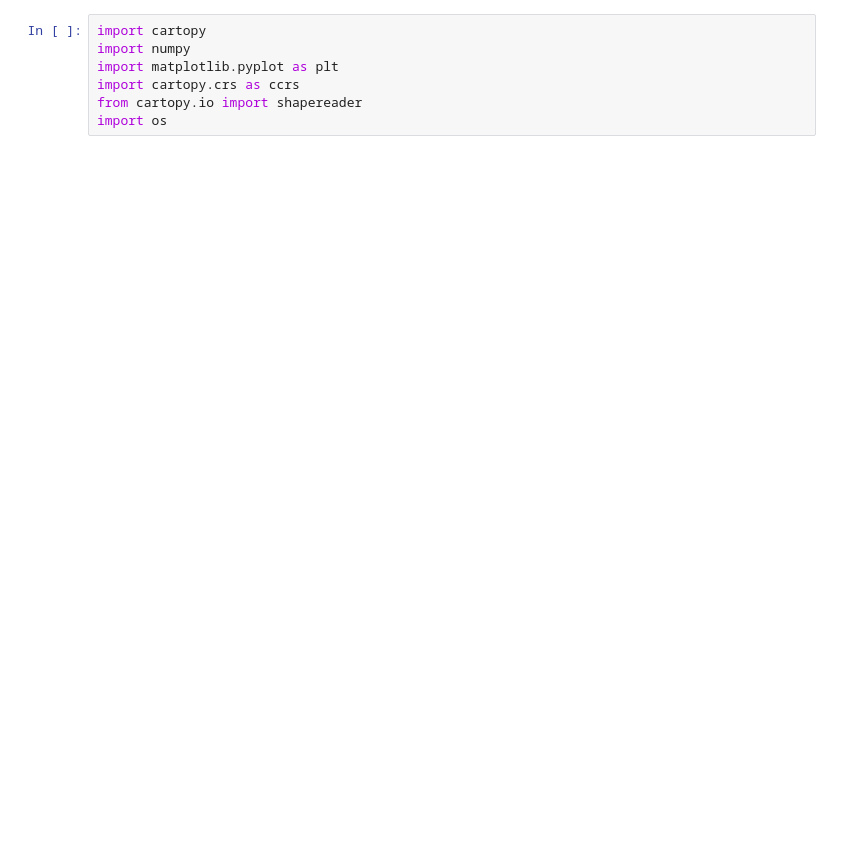
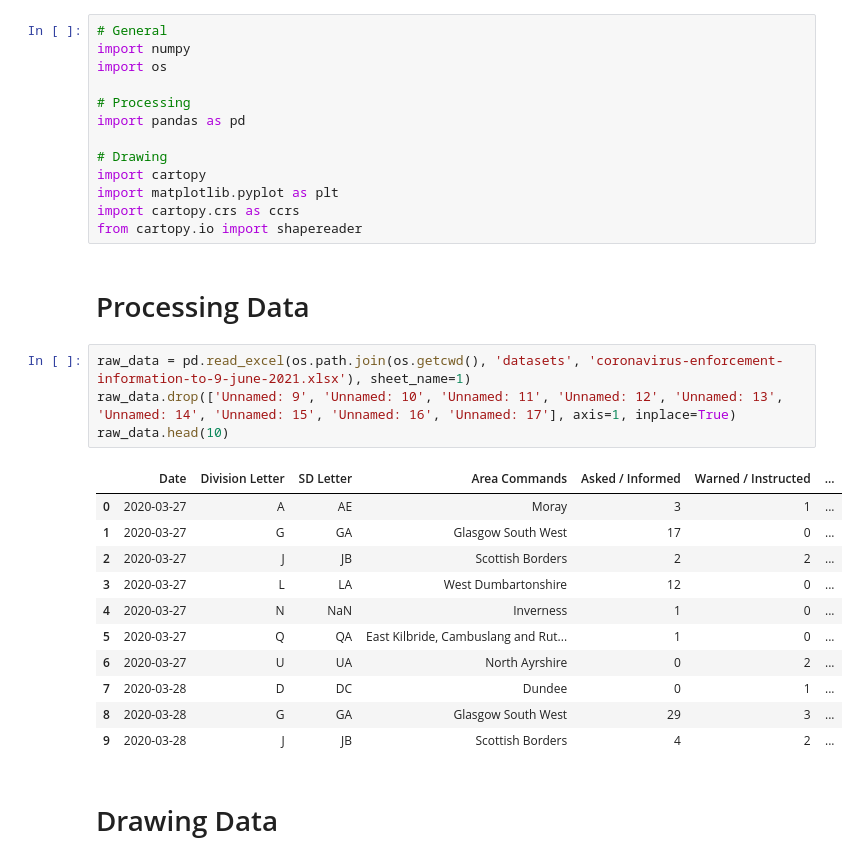
Before and after one commit to groegercesg/CovidEnforcementScotland, a Jupyter notebook: map.ipynb, the cells around one changed output. Saved outputs shown, nothing was run; the diff lists cells and outputs as text; blank space fills up the shorter version.

Commit message:
Began the data processing

```diff
--- a/map.ipynb
+++ b/map.ipynb
@@ -1,10 +1,36 @@
 # %%
+# General
+import numpy
+import os
+
+# Processing
+import pandas as pd
+
+# Drawing
 import cartopy
-import numpy
 import matplotlib.pyplot as plt
 import cartopy.crs as ccrs
 from cartopy.io import shapereader
-import os
+# %% [markdown]
+# Processing Data
+# %%
+raw_data = pd.read_excel(os.path.join(os.getcwd(), 'datasets', 'coronavirus-enforcement-information-to-9-june-2021.xlsx'), sheet_name=1)
+raw_data.drop(['Unnamed: 9', 'Unnamed: 10', 'Unnamed: 11', 'Unnamed: 12', 'Unnamed: 13', 'Unnamed: 14', 'Unnamed: 15', 'Unnamed: 16', 'Unnamed: 17'], axis=1, inplace=True)
+raw_data.head(10)
+# %% [output]
+|  | Date | Division Letter | SD Letter | Area Commands | Asked / Informed | Warned / Instructed | ... |
+| 0 | 2020-03-27 | A | AE | Moray | 3 | 1 | ... |
+| 1 | 2020-03-27 | G | GA | Glasgow South West | 17 | 0 | ... |
+| 2 | 2020-03-27 | J | JB | Scottish Borders | 2 | 2 | ... |
+| 3 | 2020-03-27 | L | LA | West Dumbartonshire | 12 | 0 | ... |
+| 4 | 2020-03-27 | N | NaN | Inverness | 1 | 0 | ... |
+| 5 | 2020-03-27 | Q | QA | East Kilbride, Cambuslang and Rut... | 1 | 0 | ... |
+| 6 | 2020-03-27 | U | UA | North Ayrshire | 0 | 2 | ... |
+| 7 | 2020-03-28 | D | DC | Dundee | 0 | 1 | ... |
+| 8 | 2020-03-28 | G | GA | Glasgow South West | 29 | 3 | ... |
+| 9 | 2020-03-28 | J | JB | Scottish Borders | 4 | 2 | ... |
+# %% [markdown]
+# Drawing Data
 # %%
 # Creating new figure and axes instances
 fig = plt.figure(figsize=(6,8), dpi=100)
```
Also changed, not shown: parts of 1 cell of this notebook, 2 other files.
